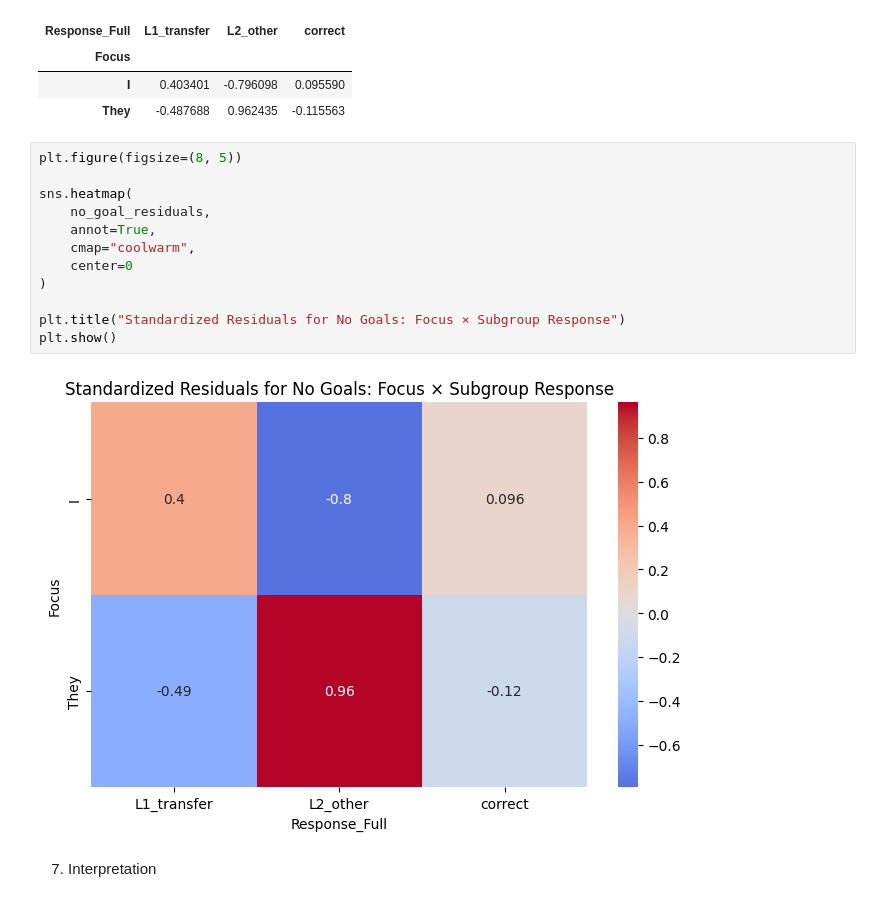
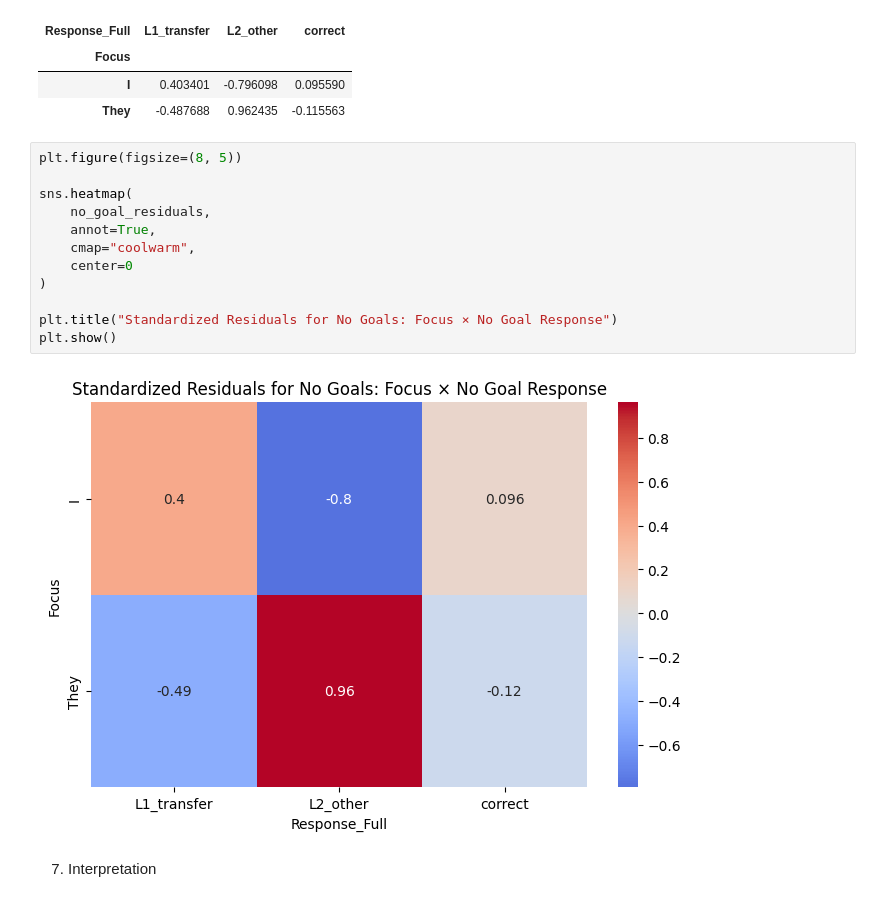
Before and after one commit to RoSoMu/counterfactual-desiderative-processing, a Jupyter notebook: notebooks/modeling/01b_focus_main_effect.ipynb, the cells around one changed output. Drawn from its saved outputs; the diff is of its cells as text.

```diff
--- a/notebooks/modeling/01b_focus_main_effect.ipynb
+++ b/notebooks/modeling/01b_focus_main_effect.ipynb
@@ -367,16 +367,16 @@ no_goal_residuals
 # %%
 plt.figure(figsize=(8, 5))
 
 sns.heatmap(
     no_goal_residuals,
     annot=True,
     cmap="coolwarm",
     center=0
 )
 
-plt.title("Standardized Residuals for No Goals: Focus × Subgroup Response")
+plt.title("Standardized Residuals for No Goals: Focus × No Goal Response")
 plt.show()
 # %% [output]
-[figure, old version]
+[figure, new version]
 # %% [markdown]
 7. Interpretation
```
Also changed, not shown: parts of 1 cell of this notebook, 1 other file.
